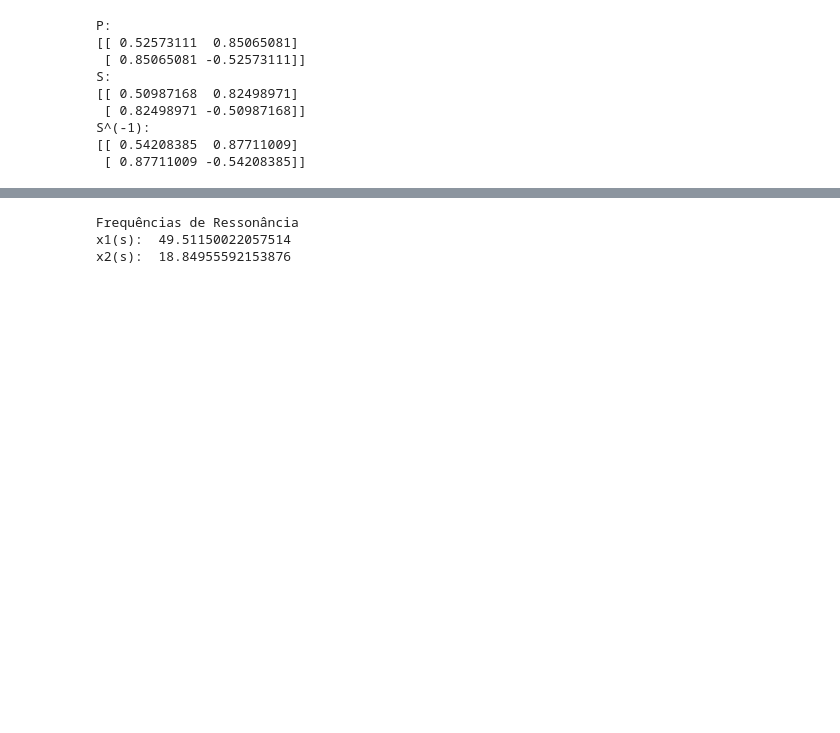
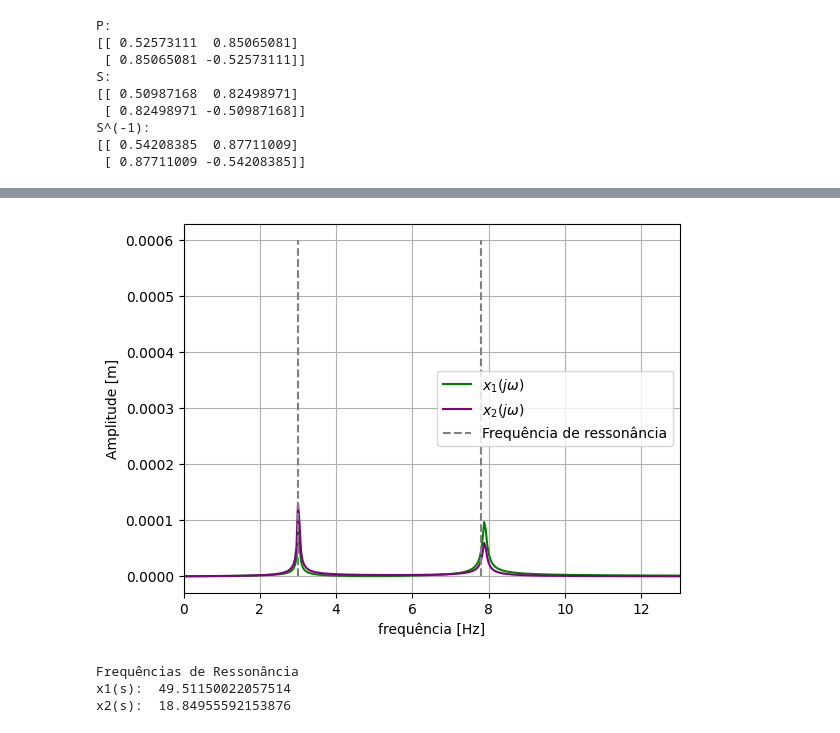
Before and after one commit to ErickNMA/vibrations, a Jupyter notebook: analises_modais_frequencias_etc.ipynb, the cells around one changed output, grey strips where cells are left out. Saved outputs shown, nothing was run; the diff lists cells and outputs as text; code cells hidden in the pictures; blank space fills up the shorter version.

```diff
--- a/analises_modais_frequencias_etc.ipynb
+++ b/analises_modais_frequencias_etc.ipynb
@@ -257,35 +266,36 @@ def fft(signal, t):
     freqs = f[:N // 2]*2*np.pi
     amplitudes = np.abs(fft)[:N // 2] * (1 / N)
 
     return freqs, amplitudes
 
 fft_x1 = fft(x1, time)
 fft_x2 = fft(x2, time)
 
 # Frequências de ressonância
 freq_res_x1 = fft_x1[0][np.where(fft_x1[1]==np.max(fft_x1[1]))]
 freq_res_x2 = fft_x2[0][np.where(fft_x2[1]==np.max(fft_x2[1]))]
 
-"""""
+
 # Amplitude em função de frequência
 plt.plot((fft_x1[0]/(2*np.pi)), fft_x1[1], 'green', label='${x_1}(j\omega)$')
 plt.plot((fft_x2[0]/(2*np.pi)), fft_x2[1], 'purple', label='${x_2}(j\omega)$')
 plt.plot([7.8, 7.8], [0, 0.0006], 'gray', linestyle='dashed', label='Frequência de ressonância')
 plt.plot([3, 3], [0, 0.0006], 'gray', linestyle='dashed')
 plt.xlabel('frequência [Hz]')
 plt.ylabel('Amplitude [m]')
 plt.legend()
 plt.xlim(0, 13)
 #plt.ylim(0, 0.01)
 plt.grid()
 plt.show()
-"""
+
 
 
 print("Frequências de Ressonância")
 print("x1(s): ", freq_res_x1[0])
 print("x2(s): ", freq_res_x2[0])
 # %% [output]
+[figure, added]
 Frequências de Ressonância
 x1(s):  49.51150022057514
 x2(s):  18.84955592153876
```
Also changed, not shown: parts of 4 cells of this notebook, 4 other files.
